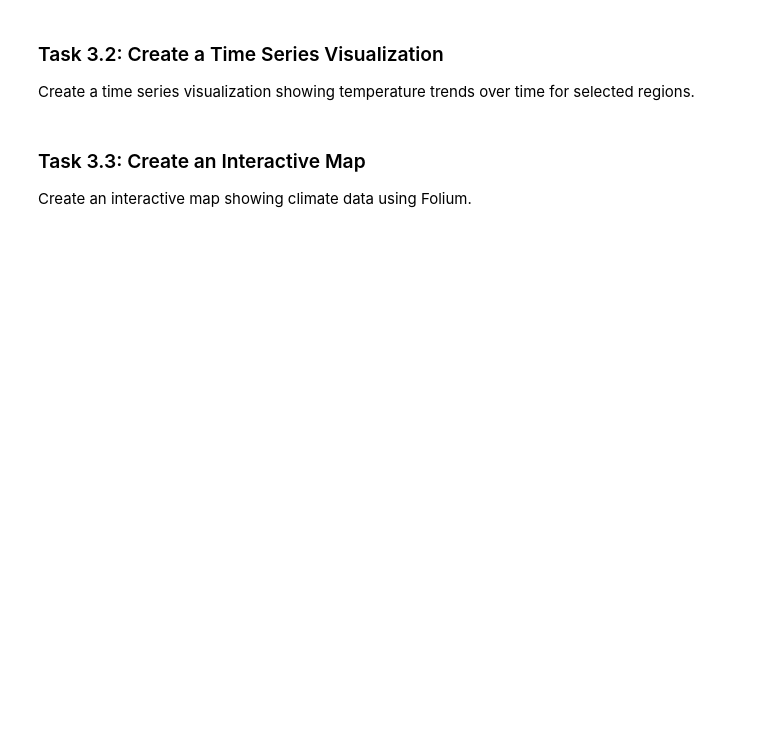
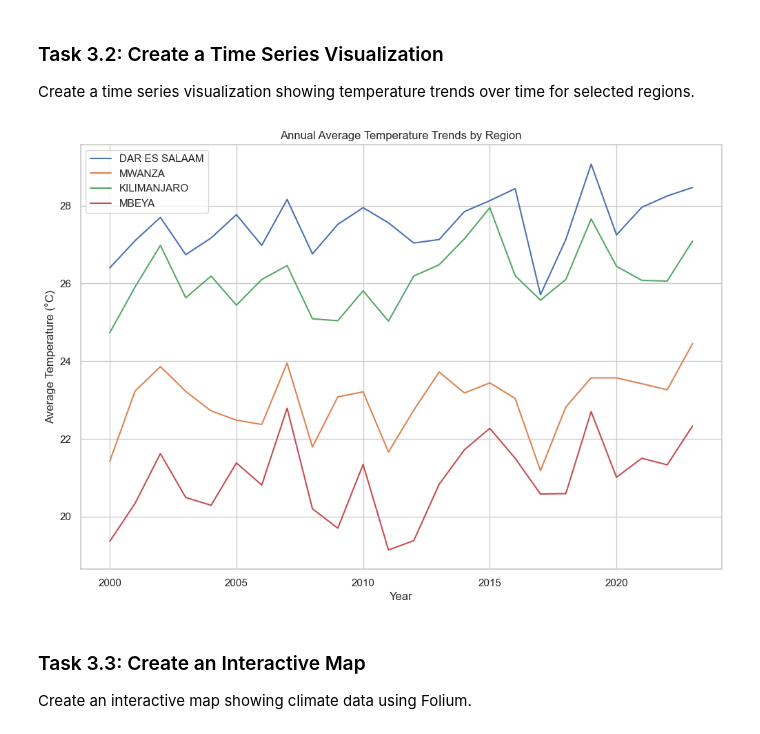
Before and after one commit to Omdena-CBP-Tanzania/gis-data-science-frank2ny, a Jupyter notebook: assignment-starter-code.ipynb, the cells around one changed output. Cells and saved outputs as stored; diff of their text form; code cells hidden in the pictures; blank space fills up the shorter version.

```diff
--- a/assignment-starter-code.ipynb
+++ b/assignment-starter-code.ipynb
@@ -270,30 +274,31 @@ Create a time series visualization showing temperature trends over time for sele
 # %%
 # TODO: Select a few representative regions for the time series
 # Hint: Choose regions from different parts of the country
-selected_regions = None
+selected_regions = ['DAR ES SALAAM', 'MWANZA', 'KILIMANJARO', 'MBEYA'] # Example regions
 
 # TODO: Filter the climate data for these regions
-region_climate_data = None
+region_climate_data = climate_data[climate_data['REGION_NAME'].str.upper().isin(selected_regions)]
 
 # TODO: Create a time series plot of temperature trends
 def plot_time_series(df, regions, time_column, value_column, title, figsize=(12, 8)):
-    """Create a time series plot for selected regions.
+    """Create a time series plot for selected regions."""
 
-    Parameters:
-    df (DataFrame): The DataFrame containing the time series data
-    regions (list): The list of regions to include
-    time_column (str): The column containing time information
-    value_column (str): The column containing the values to plot
-    title (str): The title of the plot
-    figsize (tuple): The figure size
+    fig, ax = plt.subplots(figsize=figsize)
+    for region in regions:
+        region_data = df[df['REGION_NAME'].str.upper() == region]
+        ax.plot(region_data[time_column], region_data[value_column], label=region)
 
-    Returns:
-    matplotlib.figure.Figure: The created figure
-    """
-    # TODO: Implement this function
-    pass
+    ax.set_xlabel('Year')
+    ax.set_ylabel('Average Temperature (°C)')
+    ax.set_title(title)
+    ax.legend()
+    ax.grid(True)
+    return fig
 
-temp_time_series = None
+temp_time_series = plot_time_series(region_climate_data, selected_regions, 'YEAR', 'ANNUAL_AVG_TEMP_C', 'Annual Average Temperature Trends by Region')
+plt.show()
+# %% [output]
+[figure, added]
 # %% [markdown]
 ### Task 3.3: Create an Interactive Map
 Create an interactive map showing climate data using Folium.
```
Also changed, not shown: parts of 6 cells of this notebook.
